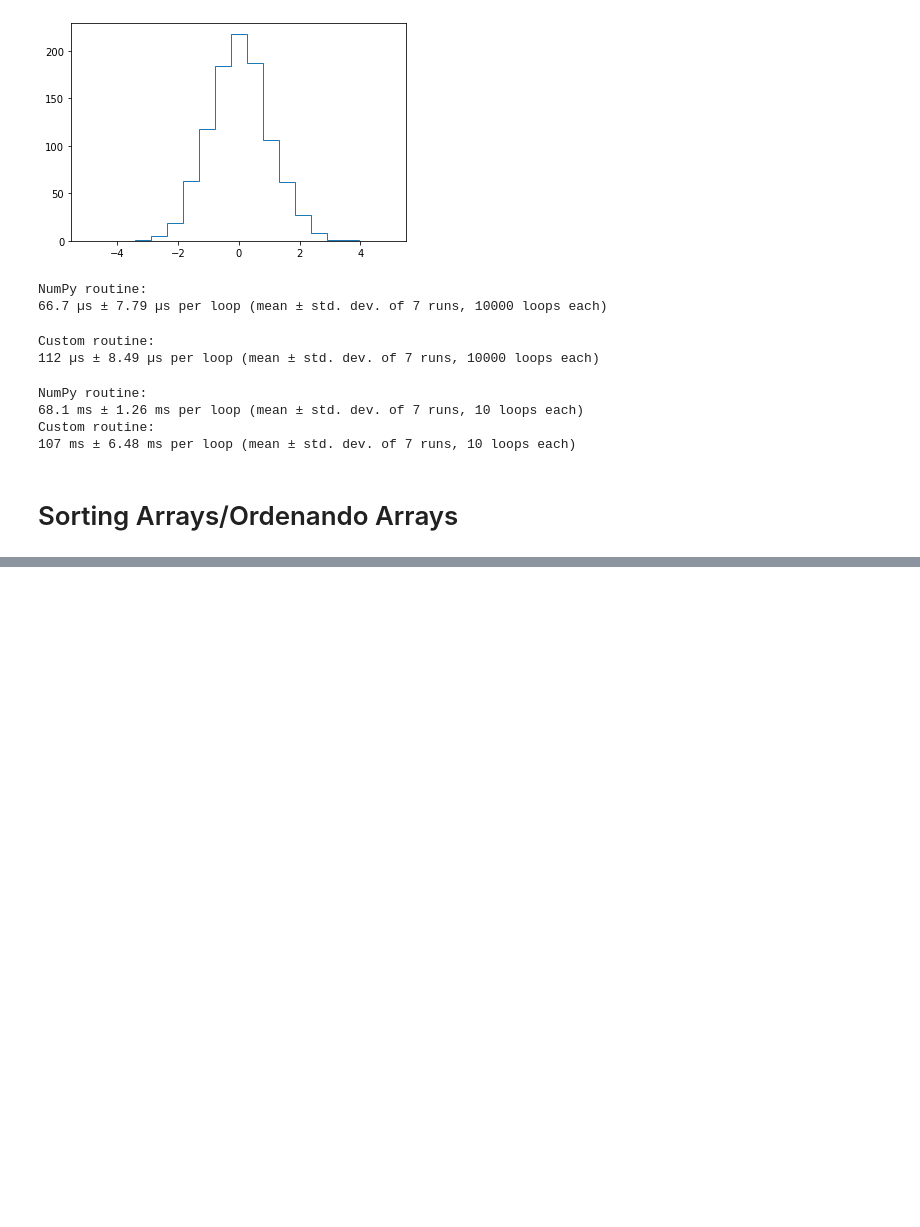
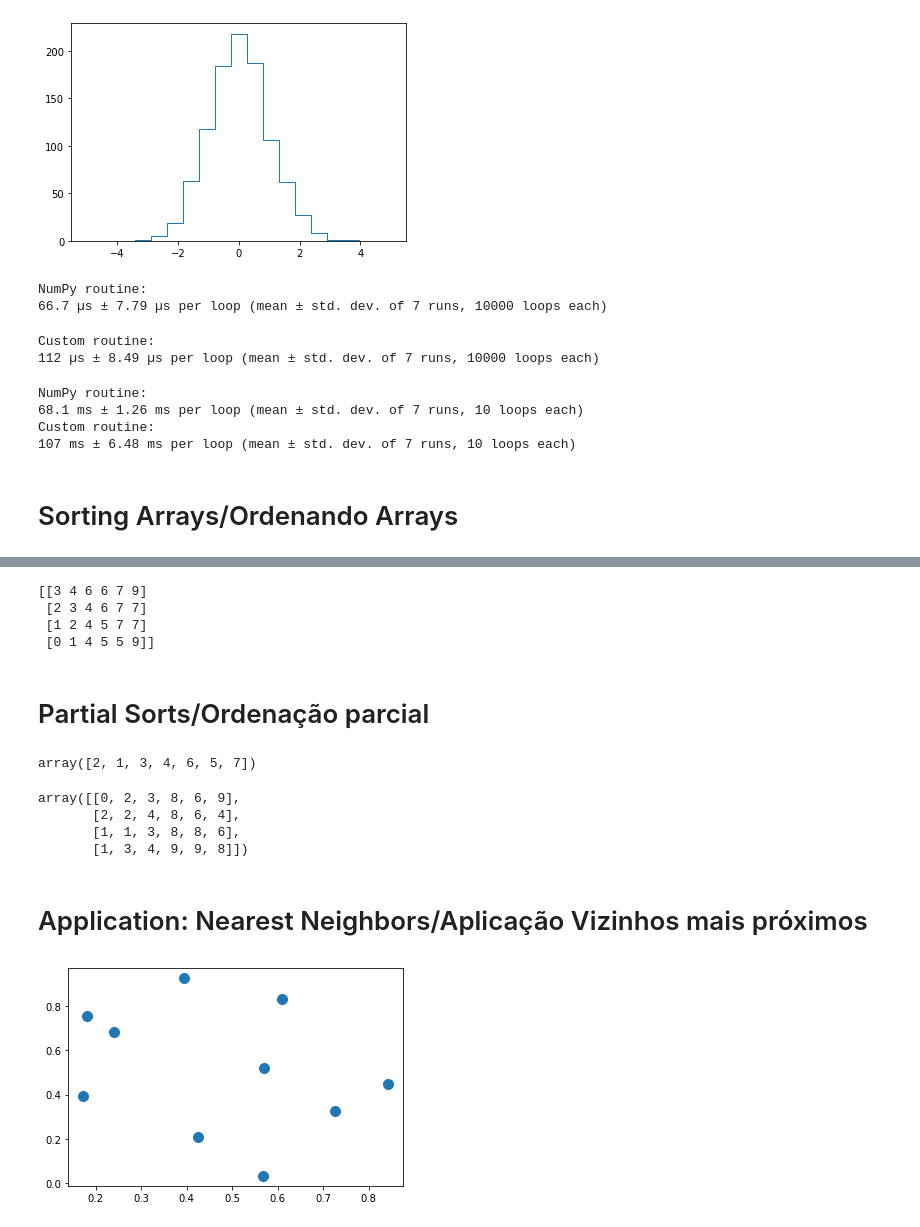
Before and after one commit to LuanDaSilva/PythonDS, a Jupyter notebook: Numpy Tutorial.ipynb, the cells around one changed output, grey strips where cells are left out. Saved outputs shown, nothing was run; the diff lists cells and outputs as text; code cells hidden in the pictures; blank space fills up the shorter version.

```diff
--- a/Numpy Tutorial.ipynb
+++ b/Numpy Tutorial.ipynb
@@ -1165,0 +1213,5 @@ Custom routine:
+# %%
+#Sorting along rows or columns
+rand = np.random.RandomState(42)
+x = rand.randint(0,10,(4,6))
+print(x)
@@ -1165,0 +1231,32 @@ Custom routine:
+# %%
+#sorting columns/ordenando colunas
+print(np.sort(x,axis=1))
+# obs: Keep in mind that this treats each row or column as an independent array, and anyrelationships between the row or column values will be lost!/ A ordenação em linhas e colunas ignora as estruturas pré-existentes!
+# %% [output]
+[[3 4 6 6 7 9]
+ [2 3 4 6 7 7]
+ [1 2 4 5 7 7]
+ [0 1 4 5 5 9]]
+# %% [markdown]
+# Partial Sorts/Ordenação parcial
+# %%
+x = np.array([7, 2, 3, 1, 6, 5, 4])
+np.partition(x, 3)
+# the result is two sets, having the left the smallest values and the right the highest. Note that the sets are unordered. O resultado são dois conjuntos com os menores valores à esquerda e os maiores à direita. Note que em cada conjunto os valores estão desordenados.
+# %% [output]
+array([2, 1, 3, 4, 6, 5, 7])
+# %%
+x = rand.randint(0,10,(4,6))
+np.partition(x,2,axis=1)
+# %% [output]
+array([[0, 2, 3, 8, 6, 9],
+       [2, 2, 4, 8, 6, 4],
+       [1, 1, 3, 8, 8, 6],
+       [1, 3, 4, 9, 9, 8]])
+# %% [markdown]
+# Application: Nearest Neighbors/Aplicação Vizinhos mais próximos
+# %%
+X = rand.rand(10, 2)
+plt.scatter(X[:, 0], X[:, 1], s=100);
+# %% [output]
+[figure, added]
```
Also changed, not shown: parts of 32 cells of this notebook.
